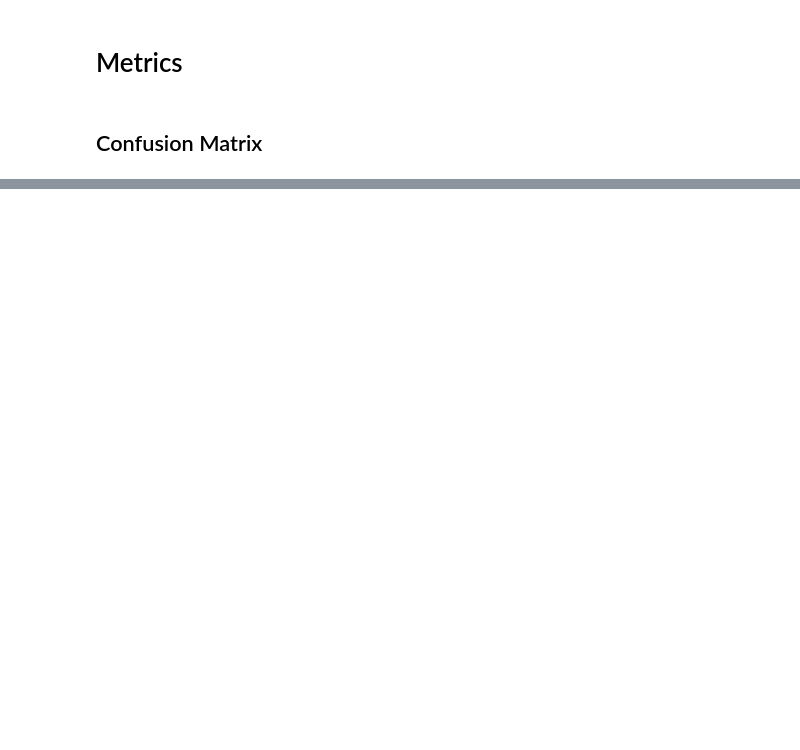
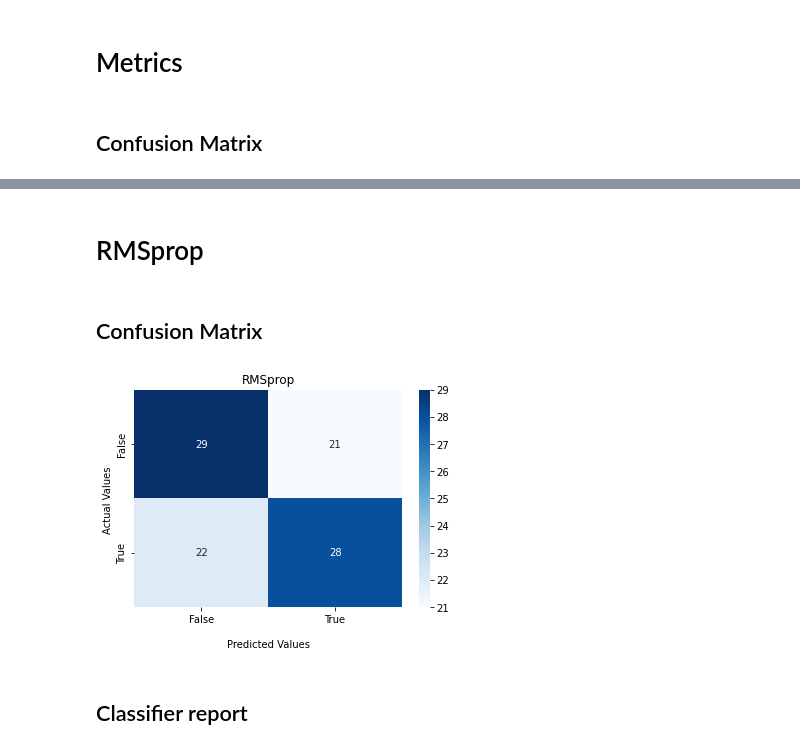
Before and after one commit to hchen98/dtsc615_ImageClassification, a Jupyter notebook: 03__Analysis.ipynb, the cells around one changed output, grey strips where cells are left out. Saved outputs shown, nothing was run; the diff lists cells and outputs as text; code cells hidden in the pictures; blank space fills up the shorter version.

```diff
--- a/03__Analysis.ipynb
+++ b/03__Analysis.ipynb
@@ -169,0 +311,10 @@ print(classification_report(y, y_pred))
+# %% [markdown]
+# RMSprop
+# %% [markdown]
+## Confusion Matrix
+# %%
+plot_confusionM(y_pred, model_name)
+# %% [output]
+[figure, added]
+# %% [markdown]
+## Classifier report
```
Also changed, not shown: parts of 38 cells of this notebook, 15 other files.
